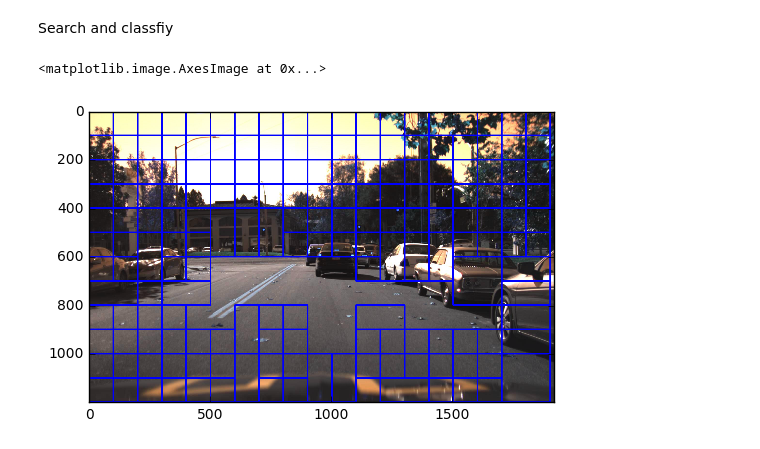
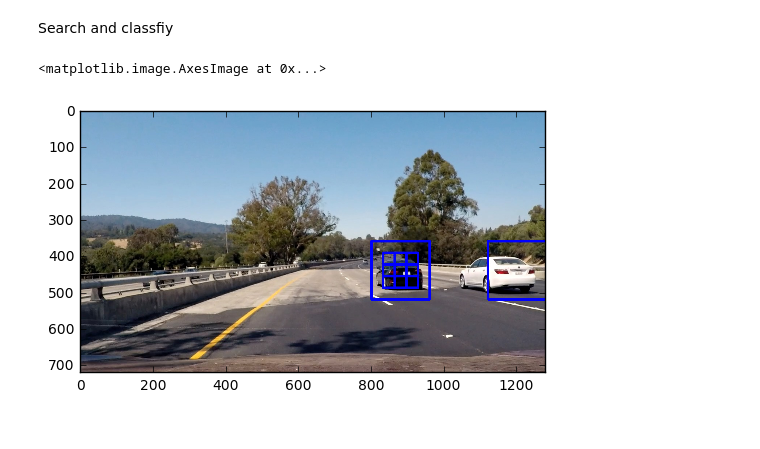
Before and after one commit to vvsuperman/CarND-Vehicle-Detection, a Jupyter notebook: vec_det.ipynb, the cells around one changed output. Cells and saved outputs as stored; diff of their text form; code cells hidden in the pictures.

```diff
--- a/vec_det.ipynb
+++ b/vec_det.ipynb
@@ -166,3 +132,18 @@ print('extra_function')
 extra_function
 # %% [markdown]
 we use extract_features build our train_set
+# %%
+from sklearn.svm import LinearSVC
+from sklearn.model_selection import train_test_split
+from sklearn.utils import shuffle
+from sklearn.metrics import f1_score, make_scorer
+from sklearn.model_selection import GridSearchCV
+from sklearn.preprocessing import StandardScaler
+from sklearn import svm
+from sklearn.metrics import accuracy_score
+
+print('extra_features begin...')
+sample=1000
+car_features = extract_features(car_set, hog_channel='ALL')
+not_car_features= extract_features(not_car_set, hog_channel='ALL')
+print('extra_features end...')
@@ -271,6 +241,7 @@ def single_img_features(feature_image, orient=9,
 
     # Return list of feature vectors
     return  np.concatenate((bin_features,color_features,hog_features))
+
 
 
 # Define a function that takes an image,
@@ -338,57 +309,67 @@ def search_windows(img, windows, clf, scaler, hog_channel='ALL'):
     on_windows = []
     #2) Iterate over all windows in the list
     img_features=[]
     for window in windows:
         #3) Extract the test window from original image
         test_img = cv2.resize(img[window[0][1]:window[1][1], window[0][0]:window[1][0]], (64, 64))
         #4) Extract features for that window using single_img_features()
         features = single_img_features(test_img,hog_channel=hog_channel)
         #5) Scale extracted features to be fed to classifier
         test_features = scaler.transform(np.array(features).reshape(1, -1))
         #6) Predict using your classifier
         prediction = clf.predict(test_features)
         #7) If positive (prediction == 1) then save the window
         if prediction == 1:
             on_windows.append(window)
         #img_features.append(features)
     #8) Return windows for positive detections
     return on_windows
-    #return img_features
 
 
-
-### TODO: Tweak these parameters and see how the results change.
-color_space = 'RGB' # Can be RGB, HSV, LUV, HLS, YUV, YCrCb
-orient = 9  # HOG orientations
-pix_per_cell = 8 # HOG pixels per cell
-cell_per_block = 2 # HOG cells per block
-hog_channel = 0 # Can be 0, 1, 2, or "ALL"
-spatial_size = (16, 16) # Spatial binning dimensions
-hist_bins = 16    # Number of histogram bins
-spatial_feat = True # Spatial features on or off
-hist_feat = True # Histogram features on or off
-hog_feat = True # HOG features on or off
-y_start_stop = [None, None] # Min and max in y to search in slide_window()
+def draw_vechile(image,debug=False):
+    ### TODO: Tweak these parameters and see how the results change.
+    color_space = 'RGB' # Can be RGB, HSV, LUV, HLS, YUV, YCrCb
+    orient = 9  # HOG orientations
+    pix_per_cell = 8 # HOG pixels per cell
+    cell_per_block = 2 # HOG cells per block
+    hog_channel = 0 # Can be 0, 1, 2, or "ALL"
+    spatial_size = (16, 16) # Spatial binning dimensions
+    hist_bins = 16    # Number of histogram bins
+    spatial_feat = True # Spatial features on or off
+    hist_feat = True # Histogram features on or off
+    hog_feat = True # HOG features on or off
+    y_start_stop = [None, None] # Min and max in y to search in slide_window()
 
 
-image = cv2.imread('object-detection-crowdai/1479498389464606786.jpg')
-draw_image = np.copy(image)
+    draw_image = np.copy(image)
+    # Uncomment the following line if you extracted training
+    # data from .png images (scaled 0 to 1 by mpimg) and the
+    # image you are searching is a .jpg (scaled 0 to 255)
+    image = image.astype(np.float32)/255
 
-# Uncomment the following line if you extracted training
-# data from .png images (scaled 0 to 1 by mpimg) and the
-# image you are searching is a .jpg (scaled 0 to 255)
-#image = image.astype(np.float32)/255
+    windows=[]
+    windows1 = slide_window(image, x_start_stop=[None, None], y_start_stop=[int(image.shape[0]/2), int(image.shape[0]/2)+150],
+                        xy_window=(64, 64), xy_overlap=(0.5, 0.5))
+    windows2 = slide_window(image, x_start_stop=[None, None], y_start_stop=[int(image.shape[0]/2), int(image.shape[0]/2)+250],
+                        xy_window=(128, 128), xy_overlap=(0.5, 0.5))
+    windows3 = slide_window(image, x_start_stop=[None, None], y_start_stop=[int(image.shape[0]/2), int(image.shape[0]/2)+250],
+                        xy_window=(160, 160), xy_overlap=(0.5, 0.5))
+    windows4 = slide_window(image, x_start_stop=[None, None], y_start_stop=[int(image.shape[0]/2), int(image.shape[0]/2)+250],
+                        xy_window=(256, 256), xy_overlap=(0.5, 0.5))
 
-windows = slide_window(image, x_start_stop=[None, None], y_start_stop=[None, None],
-                    xy_window=(200, 200), xy_overlap=(0.5, 0.5))
+    windows=windows1+windows2+windows3+windows4
 
-hot_windows = search_windows(image, windows, clf, X_scaler)
-#img_features = search_windows(image, windows, clf, X_scaler)
-#img_features = X_scaler.transform(np.array(img_features).astype(np.float64))
-window_img = draw_boxes(draw_image, hot_windows, color=(0, 0, 255), thick=6)
+    hot_windows = search_windows(image, windows, clf, X_scaler)
+    #img_features = X_scaler.transform(np.array(img_features).astype(np.float64))
+    if debug==True:
+        window_img = draw_boxes(draw_image, hot_windows, color=(0, 0, 255), thick=6)
+        return window_img, hot_windows
+    return hot_windows
 
+
+window_img,hot_windows = draw_vechile(mpimg.imread('test_images/test4.jpg'),debug=True)
 plt.imshow(window_img)
 #print(clf.predict(img_features))
 # %% [output]
 <matplotlib.image.AxesImage at 0x...>
-[figure, old version]
+[figure, new version]
```
Also changed, not shown: parts of 17 cells of this notebook.
